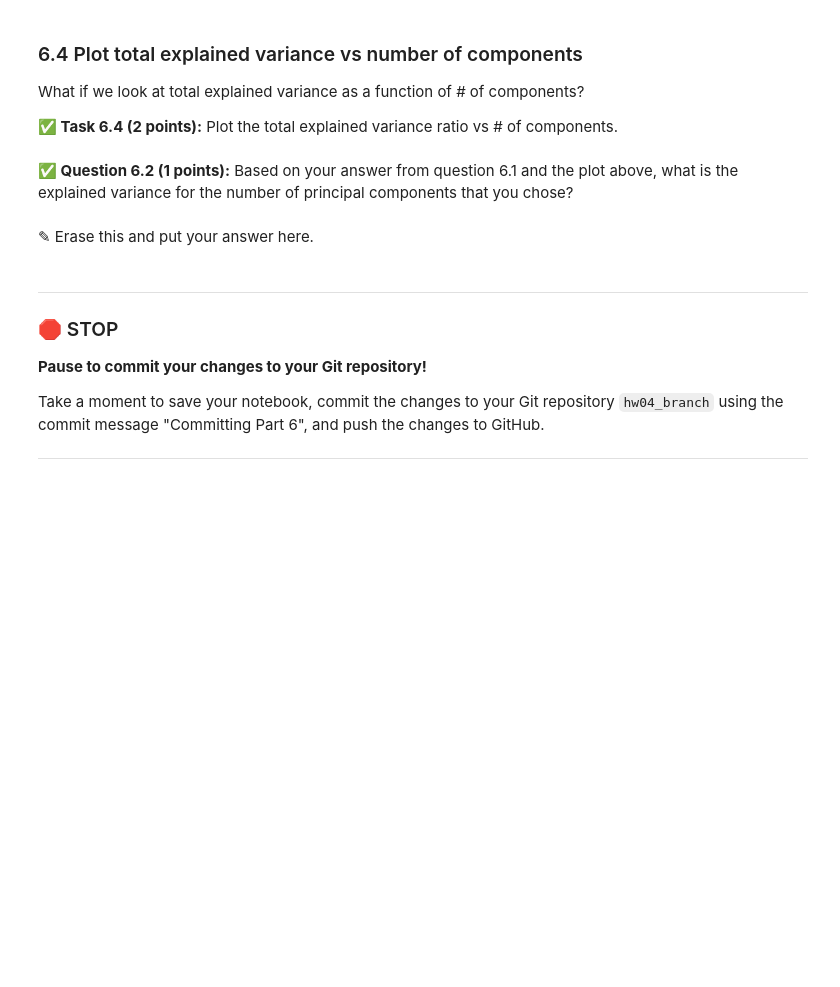
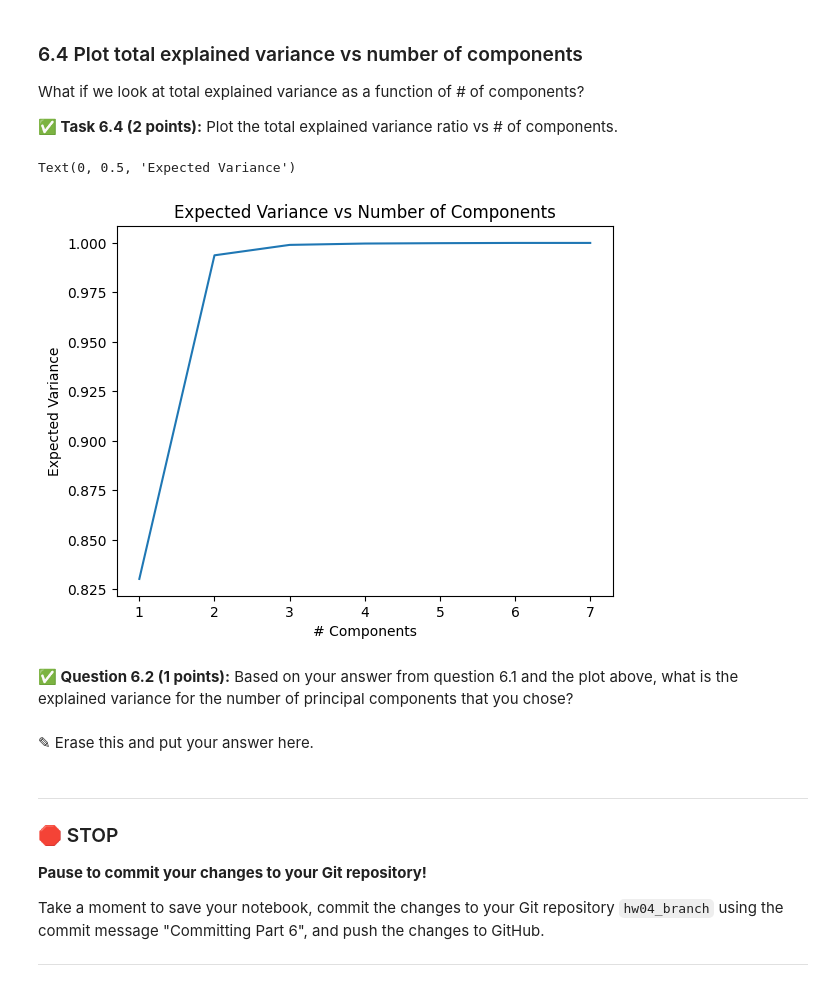
Before and after one commit to astrong100/CMSE202-f24-turnin, a Jupyter notebook: hw-04/HW-04_PerceptronSVMandPCA-STUDENT.ipynb, the cells around one changed output. Saved outputs shown, nothing was run; the diff lists cells and outputs as text; code cells hidden in the pictures; blank space fills up the shorter version.

```diff
--- a/hw-04/HW-04_PerceptronSVMandPCA-STUDENT.ipynb
+++ b/hw-04/HW-04_PerceptronSVMandPCA-STUDENT.ipynb
@@ -475,3 +534,13 @@ What if we look at total explained variance as a function of # of components?
+# %%
+# Put your code here
+plt.plot(number_comp, variance)
+plt.title("Expected Variance vs Number of Components")
+plt.xlabel("# Components")
+plt.ylabel("Expected Variance")
+print(variance[4]_
+# %% [output]
+Text(0, 0.5, 'Expected Variance')
+[figure, added]
 # %% [markdown]
 **&#9989; Question 6.2 (1 points):** Based on your answer from question 6.1 and the plot above, what is the explained variance for the number of principal components that you chose?
 # %% [markdown]
```
Also changed, not shown: parts of 11 cells of this notebook.
